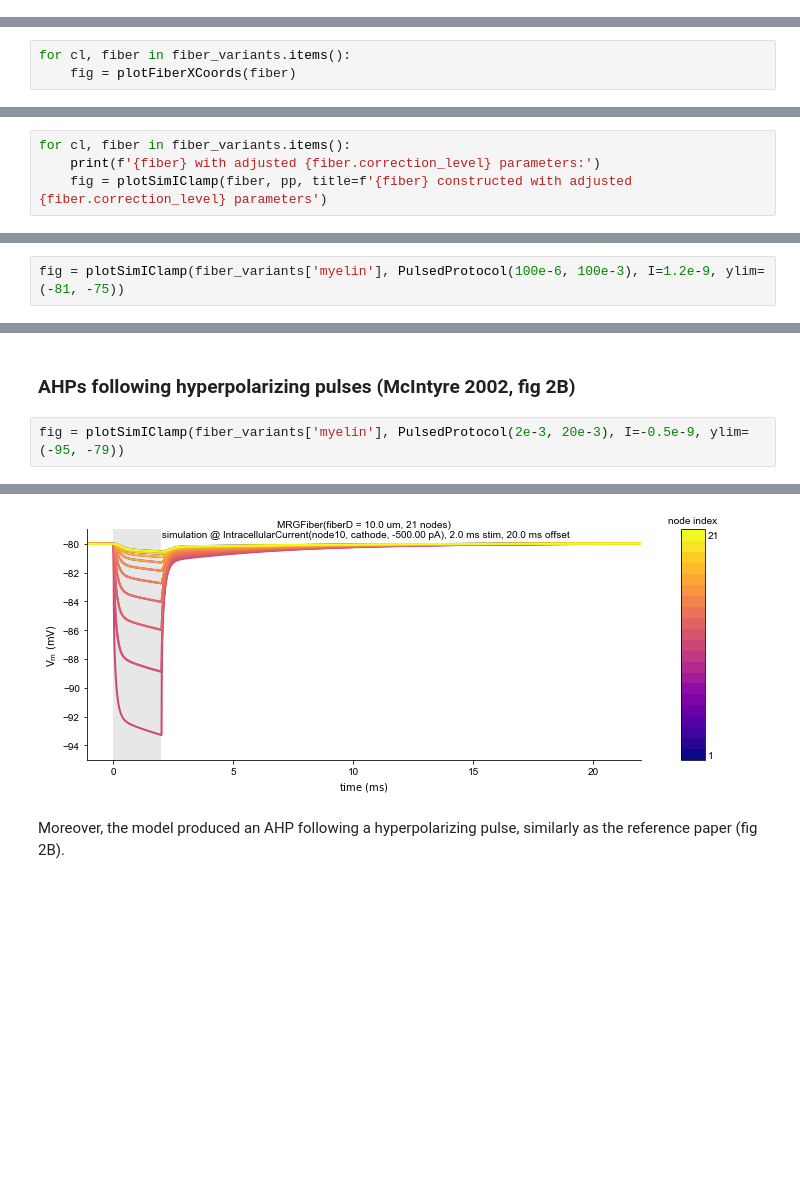
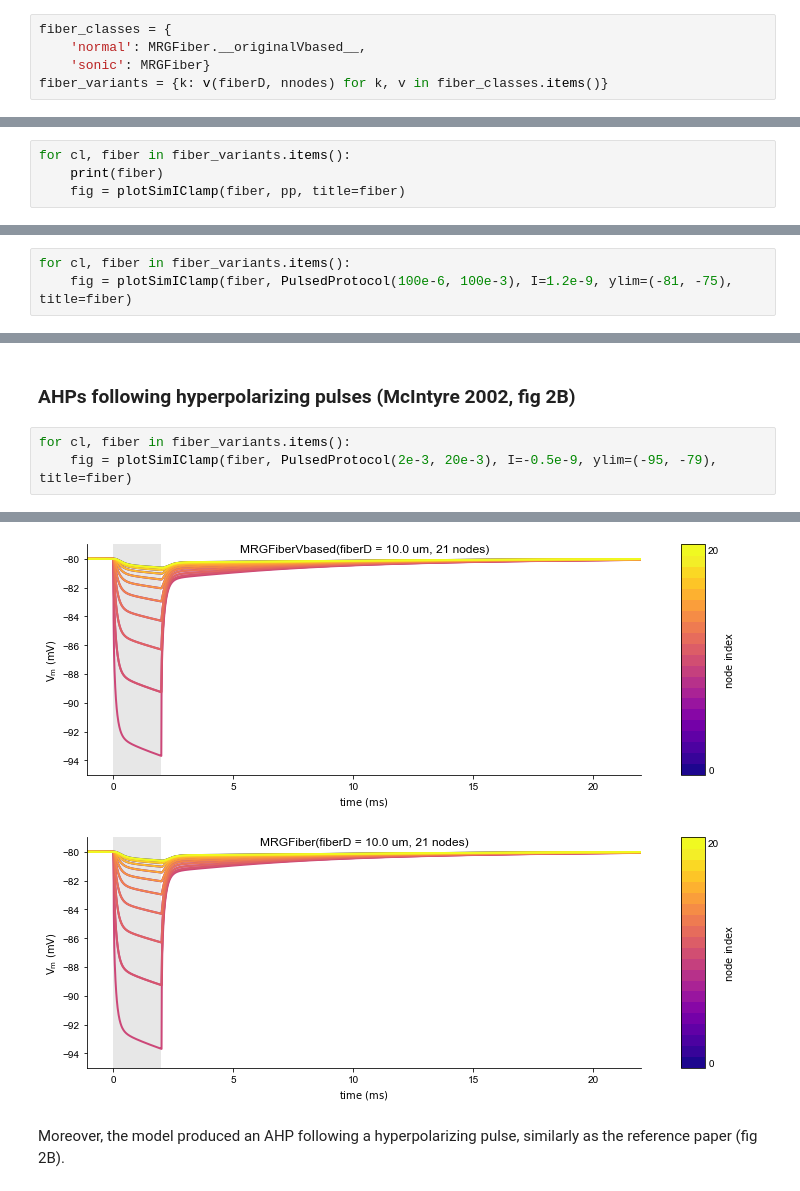
Before and after one commit to tjjlemaire/MorphoSONIC, a Jupyter notebook: notebooks/mrg.ipynb, the cells around one changed output, grey strips where cells are left out. Saved outputs shown, nothing was run; the diff lists cells and outputs as text; blank space fills up the shorter version.

```diff
--- a/notebooks/mrg.ipynb
+++ b/notebooks/mrg.ipynb
@@ -252,0 +262,5 @@ fiber_variants = {cl: MRGFiber(fiberD, nnodes, correction_level=cl) for cl in MR
+# %%
+fiber_classes = {
+    'normal': MRGFiber.__originalVbased__,
+    'sonic': MRGFiber}
+fiber_variants = {k: v(fiberD, nnodes) for k, v in fiber_classes.items()}
@@ -275,5 +289,2 @@ Oppositely, the myelin correction approach leaves internal parameters untouched,
 # %% [markdown]
 ### Morphology
-# %%
-for cl, fiber in fiber_variants.items():
-    fig = plotFiberXCoords(fiber)
@@ -290,6 +302,6 @@ As expected, since neither construction variant modifies any section's length, b
 As a first check, we verify that both model construction variants produce identical responses to intracellular stimulation:
 # %%
 for cl, fiber in fiber_variants.items():
-    print(f'{fiber} with adjusted {fiber.correction_level} parameters:')
-    fig = plotSimIClamp(fiber, pp, title=f'{fiber} constructed with adjusted {fiber.correction_level} parameters')
+    print(fiber)
+    fig = plotSimIClamp(fiber, pp, title=fiber)
 # %% [output]
@@ -338,5 +352,6 @@ We obtain identical threshold excitation currents and identical distributed tran
 # %% [markdown]
 ### DAPs & AHPs following depolarizing pulses (McIntyre 2002, fig 2A)
 # %%
-fig = plotSimIClamp(fiber_variants['myelin'], PulsedProtocol(100e-6, 100e-3), I=1.2e-9, ylim=(-81, -75))
+for cl, fiber in fiber_variants.items():
+    fig = plotSimIClamp(fiber, PulsedProtocol(100e-6, 100e-3), I=1.2e-9, ylim=(-81, -75), title=fiber)
 # %% [output]
@@ -347,5 +364,6 @@ Looking more in details at the voltage temporal dynamics in the 100 ms following
 # %% [markdown]
 ### AHPs following hyperpolarizing pulses (McIntyre 2002, fig 2B)
 # %%
-fig = plotSimIClamp(fiber_variants['myelin'], PulsedProtocol(2e-3, 20e-3), I=-0.5e-9, ylim=(-95, -79))
+for cl, fiber in fiber_variants.items():
+    fig = plotSimIClamp(fiber, PulsedProtocol(2e-3, 20e-3), I=-0.5e-9, ylim=(-95, -79), title=fiber)
 # %% [output]
@@ -353,4 +372,5 @@ fig = plotSimIClamp(fiber_variants['myelin'], PulsedProtocol(2e-3, 20e-3), I=-0.
-[figure, old version]
+[figure, new version]
+[figure, added]
 # %% [markdown]
 Moreover, the model produced an AHP following a hyperpolarizing pulse, similarly as the reference paper (fig 2B).
 # %% [markdown]
```
Also changed, not shown: parts of 25 cells of this notebook, 5 other files.
